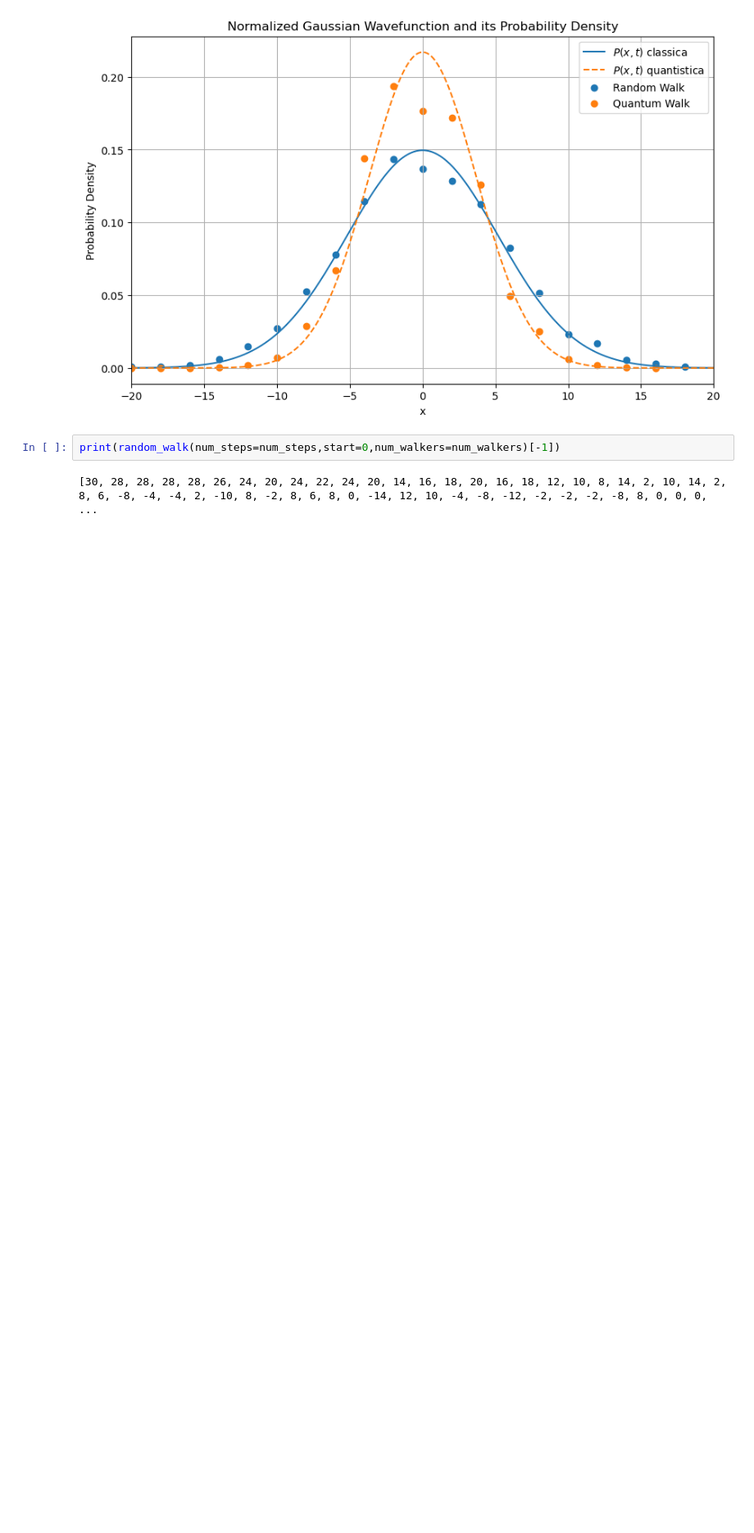
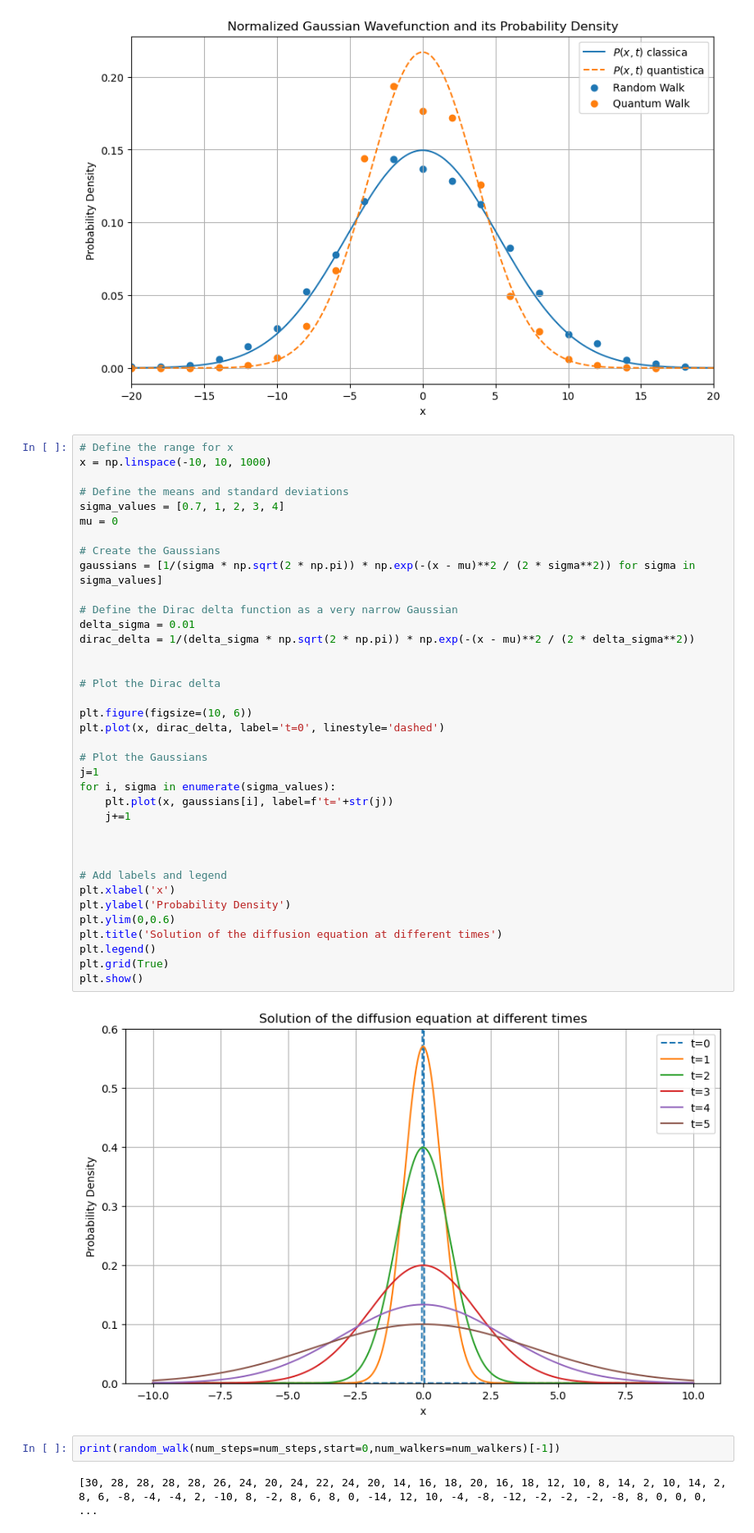
Before and after one commit to AndreaGiaccherini/RandomQuantumWalk, a Jupyter notebook: main.ipynb, the cells around one changed output. Shown: that part at 82% size. Drawn from its saved outputs; the diff is of its cells as text; blank space fills up the shorter version.

```diff
--- a/main.ipynb
+++ b/main.ipynb
@@ -210,6 +210,45 @@ plt.grid(True)
 plt.show()
 # %% [output]
 [figure]
+# %%
+# Define the range for x
+x = np.linspace(-10, 10, 1000)
+
+# Define the means and standard deviations
+sigma_values = [0.7, 1, 2, 3, 4]
+mu = 0
+
+# Create the Gaussians
+gaussians = [1/(sigma * np.sqrt(2 * np.pi)) * np.exp(-(x - mu)**2 / (2 * sigma**2)) for sigma in sigma_values]
+
+# Define the Dirac delta function as a very narrow Gaussian
+delta_sigma = 0.01
+dirac_delta = 1/(delta_sigma * np.sqrt(2 * np.pi)) * np.exp(-(x - mu)**2 / (2 * delta_sigma**2))
+
+
+# Plot the Dirac delta
+
+plt.figure(figsize=(10, 6))
+plt.plot(x, dirac_delta, label='t=0', linestyle='dashed')
+
+# Plot the Gaussians
+j=1
+for i, sigma in enumerate(sigma_values):
+    plt.plot(x, gaussians[i], label=f't='+str(j))
+    j+=1
+
+
+
+# Add labels and legend
+plt.xlabel('x')
+plt.ylabel('Probability Density')
+plt.ylim(0,0.6)
+plt.title('Solution of the diffusion equation at different times')
+plt.legend()
+plt.grid(True)
+plt.show()
+# %% [output]
+[figure, added]
 # %%
 print(random_walk(num_steps=num_steps,start=0,num_walkers=num_walkers)[-1])
 # %% [output]
```
